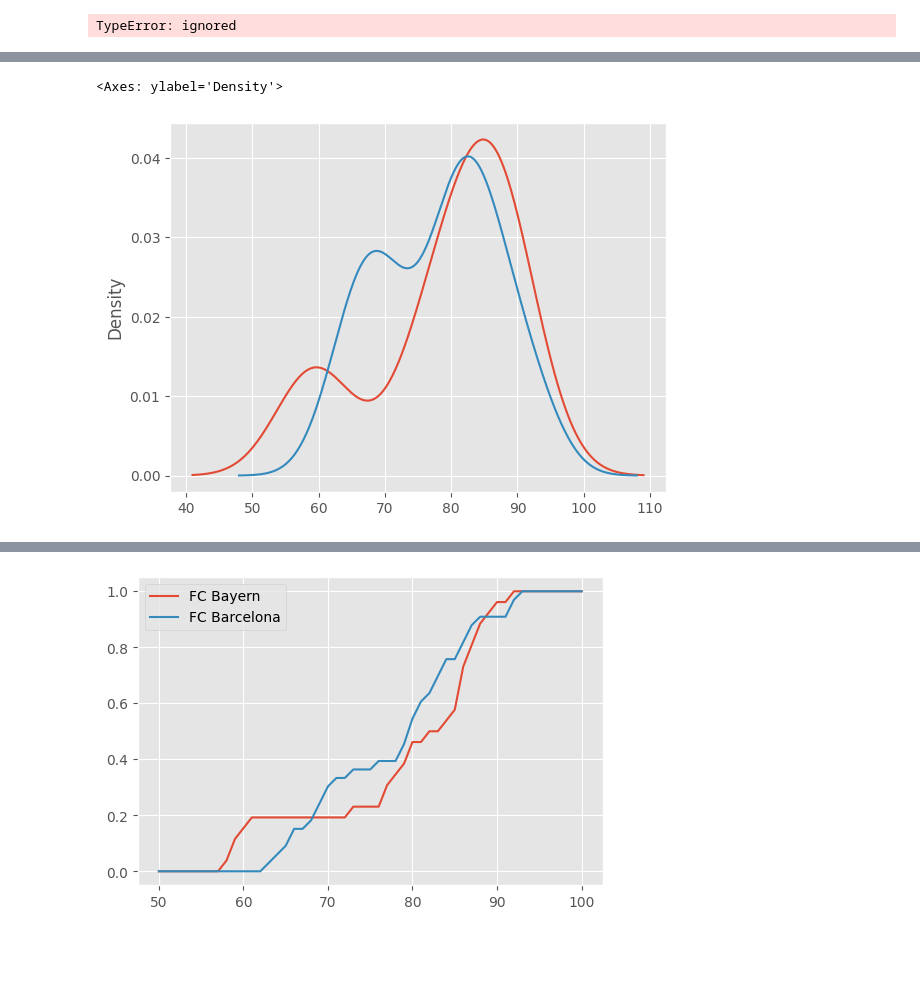
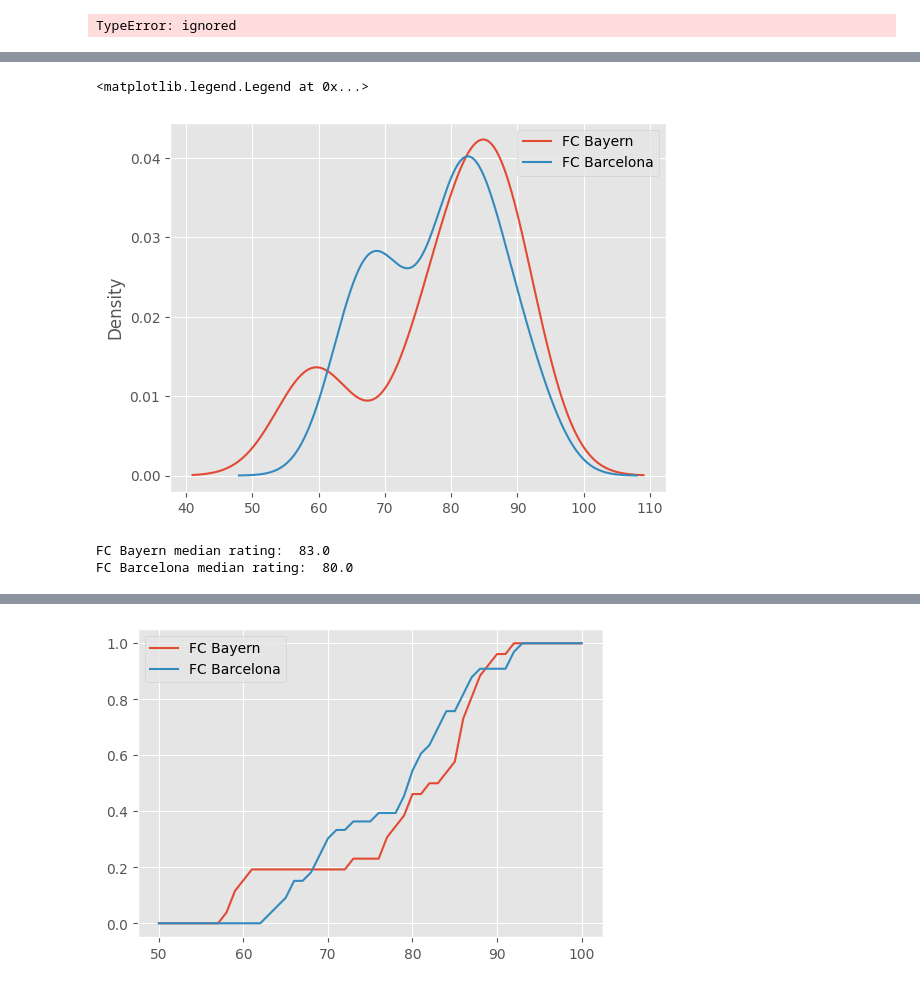
Before and after one commit to josefernandezest98/training, a Jupyter notebook: PySpark_Training/pyspark_training_notebook.ipynb, the cells around one changed output, grey strips where cells are left out. Drawn from its saved outputs; the diff is of its cells as text; code cells hidden in the pictures; blank space fills up the shorter version.

```diff
--- a/PySpark_Training/pyspark_training_notebook.ipynb
+++ b/PySpark_Training/pyspark_training_notebook.ipynb
@@ -644,8 +646,15 @@ fc_bayern_df = fc_bayern.toPandas()
 +------------------+-----------+-----------------+------------+---------+-------------+--------+------------+---------------+------+------+------+--------------+----------+---+------------------+----- ...
 only showing top 5 rows
 # %%
-fc_bayern_df['Rating'].plot.density()
-fc_barcelona_df['Rating'].plot.density()
+fc_bayern_df['Rating'].plot.density(label='FC Bayern')
+fc_barcelona_df['Rating'].plot.density(label='FC Barcelona')
+plt.legend()
 # %% [output]
-<Axes: ylabel='Density'>
+<matplotlib.legend.Legend at 0x...>
-[figure, old version]
+[figure, new version]
+# %%
+print('FC Bayern median rating: ' ,fc_bayern_df['Rating'].median())
+print('FC Barcelona median rating: ' ,fc_barcelona_df['Rating'].median())
+# %% [output]
+FC Bayern median rating:  83.0
+FC Barcelona median rating:  80.0
```
Also changed, not shown: parts of 3 cells of this notebook.
